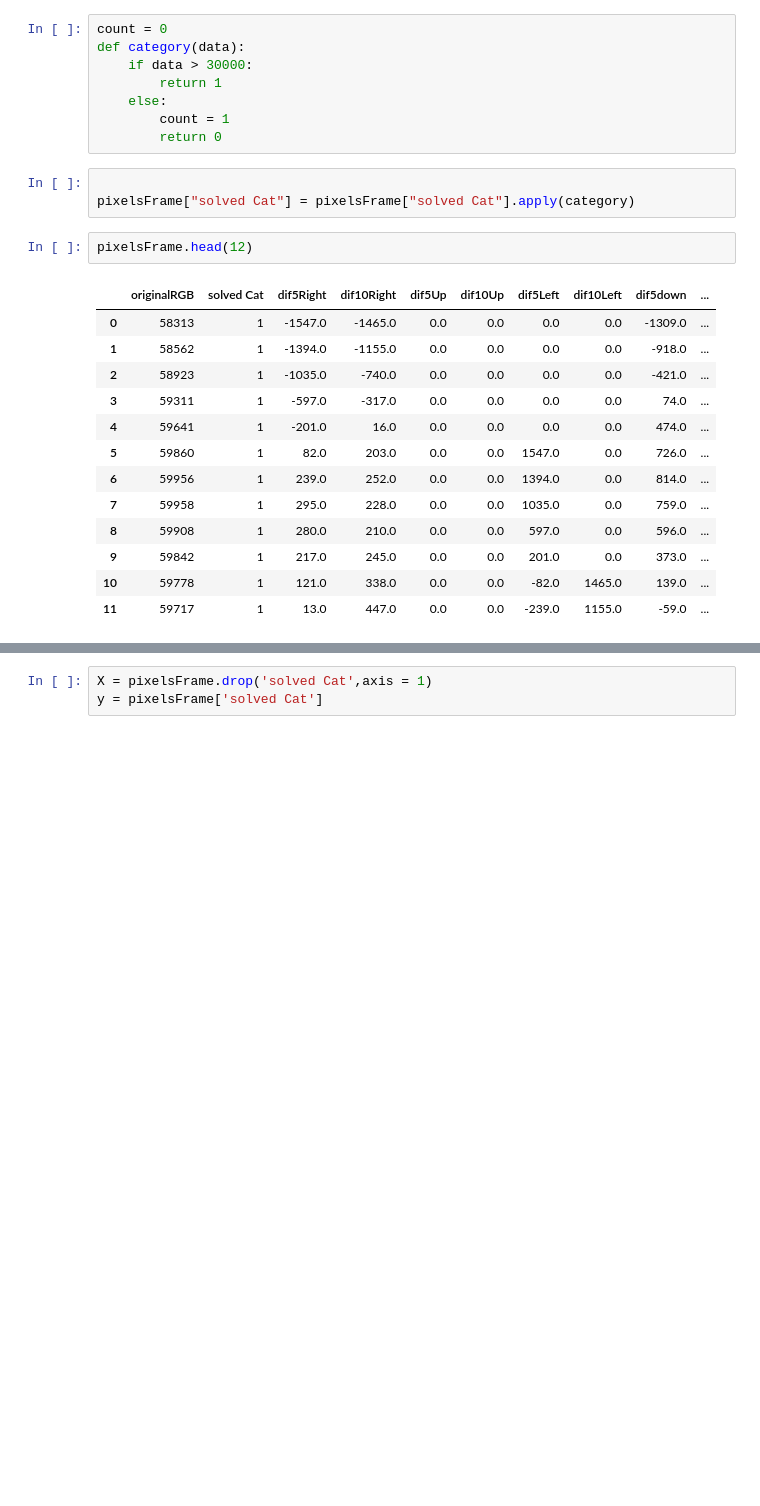
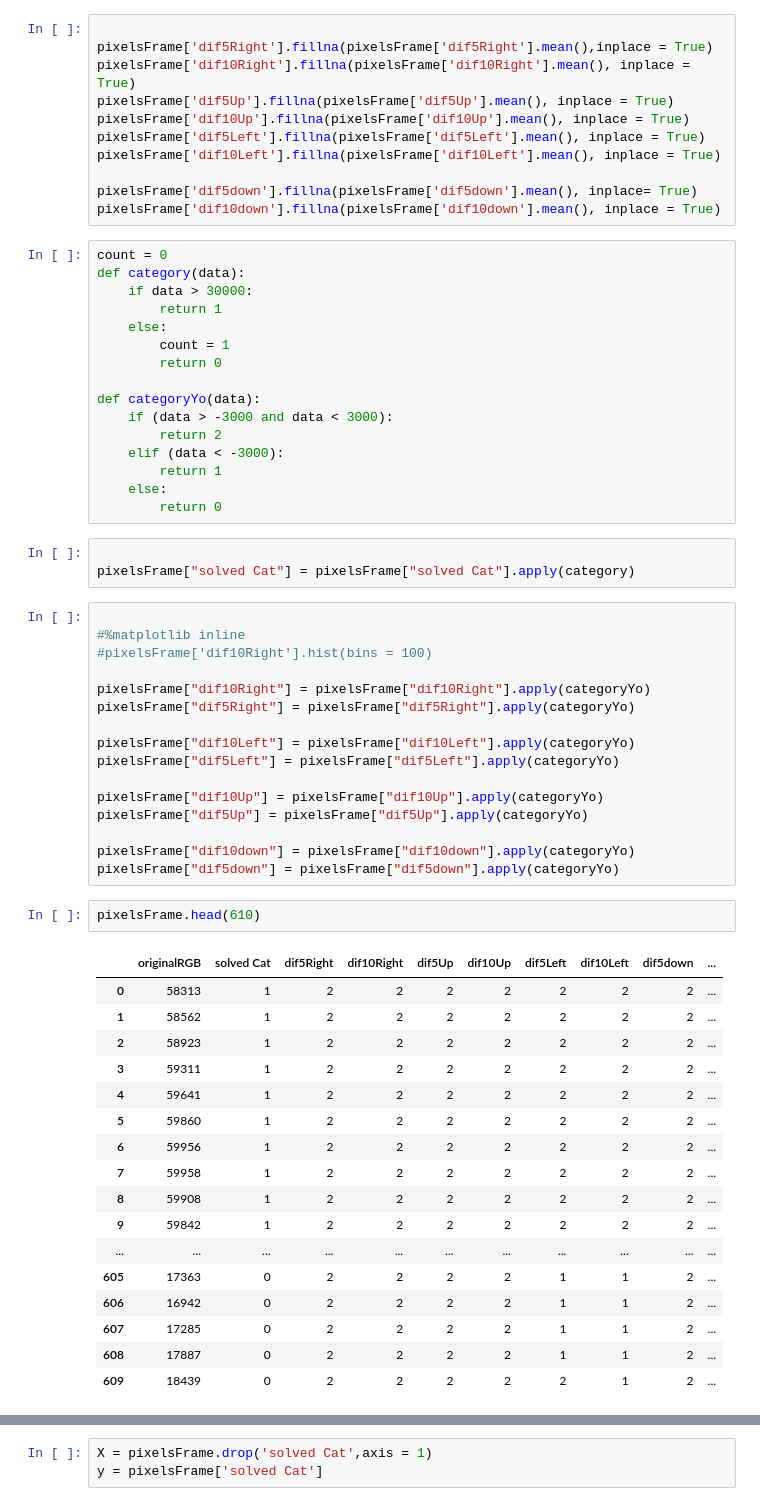
Before and after one commit to TimChoy/DeltahacksV, a Jupyter notebook: grain.ipynb, the cells around one changed output, grey strips where cells are left out. Cells and saved outputs as stored; diff of their text form; blank space fills up the shorter version.

```diff
--- a/grain.ipynb
+++ b/grain.ipynb
@@ -246,3 +260,14 @@ pixelsFrame['dif10DownLeft'] = tenDownLeft(readRGB)
+# %%
+
+pixelsFrame['dif5Right'].fillna(pixelsFrame['dif5Right'].mean(),inplace = True)
+pixelsFrame['dif10Right'].fillna(pixelsFrame['dif10Right'].mean(), inplace = True)
+pixelsFrame['dif5Up'].fillna(pixelsFrame['dif5Up'].mean(), inplace = True)
+pixelsFrame['dif10Up'].fillna(pixelsFrame['dif10Up'].mean(), inplace = True)
+pixelsFrame['dif5Left'].fillna(pixelsFrame['dif5Left'].mean(), inplace = True)
+pixelsFrame['dif10Left'].fillna(pixelsFrame['dif10Left'].mean(), inplace = True)
+
+pixelsFrame['dif5down'].fillna(pixelsFrame['dif5down'].mean(), inplace= True)
+pixelsFrame['dif10down'].fillna(pixelsFrame['dif10down'].mean(), inplace = True)
 # %%
 count = 0
 def category(data):
@@ -251,22 +276,50 @@ def category(data):
     else:
         count = 1
         return 0
+
+def categoryYo(data):
+    if (data > -3000 and data < 3000):
+        return 2
+    elif (data < -3000):
+        return 1
+    else:
+        return 0
 # %%
 
 pixelsFrame["solved Cat"] = pixelsFrame["solved Cat"].apply(category)
+# %%
+
+#%matplotlib inline
+#pixelsFrame['dif10Right'].hist(bins = 100)
+
+pixelsFrame["dif10Right"] = pixelsFrame["dif10Right"].apply(categoryYo)
+pixelsFrame["dif5Right"] = pixelsFrame["dif5Right"].apply(categoryYo)
+
+pixelsFrame["dif10Left"] = pixelsFrame["dif10Left"].apply(categoryYo)
+pixelsFrame["dif5Left"] = pixelsFrame["dif5Left"].apply(categoryYo)
+
+pixelsFrame["dif10Up"] = pixelsFrame["dif10Up"].apply(categoryYo)
+pixelsFrame["dif5Up"] = pixelsFrame["dif5Up"].apply(categoryYo)
+
+pixelsFrame["dif10down"] = pixelsFrame["dif10down"].apply(categoryYo)
+pixelsFrame["dif5down"] = pixelsFrame["dif5down"].apply(categoryYo)
 # %%
-pixelsFrame.head(12)
+pixelsFrame.head(610)
 # %% [output]
 |  | originalRGB | solved Cat | dif5Right | dif10Right | dif5Up | dif10Up | dif5Left | dif10Left | dif5down | ... |
-| 0 | 58313 | 1 | -1547.0 | -1465.0 | 0.0 | 0.0 | 0.0 | 0.0 | -1309.0 | ... |
-| 1 | 58562 | 1 | -1394.0 | -1155.0 | 0.0 | 0.0 | 0.0 | 0.0 | -918.0 | ... |
-| 2 | 58923 | 1 | -1035.0 | -740.0 | 0.0 | 0.0 | 0.0 | 0.0 | -421.0 | ... |
-| 3 | 59311 | 1 | -597.0 | -317.0 | 0.0 | 0.0 | 0.0 | 0.0 | 74.0 | ... |
-| 4 | 59641 | 1 | -201.0 | 16.0 | 0.0 | 0.0 | 0.0 | 0.0 | 474.0 | ... |
-| 5 | 59860 | 1 | 82.0 | 203.0 | 0.0 | 0.0 | 1547.0 | 0.0 | 726.0 | ... |
-| 6 | 59956 | 1 | 239.0 | 252.0 | 0.0 | 0.0 | 1394.0 | 0.0 | 814.0 | ... |
-| 7 | 59958 | 1 | 295.0 | 228.0 | 0.0 | 0.0 | 1035.0 | 0.0 | 759.0 | ... |
-| 8 | 59908 | 1 | 280.0 | 210.0 | 0.0 | 0.0 | 597.0 | 0.0 | 596.0 | ... |
-| 9 | 59842 | 1 | 217.0 | 245.0 | 0.0 | 0.0 | 201.0 | 0.0 | 373.0 | ... |
-| 10 | 59778 | 1 | 121.0 | 338.0 | 0.0 | 0.0 | -82.0 | 1465.0 | 139.0 | ... |
-| 11 | 59717 | 1 | 13.0 | 447.0 | 0.0 | 0.0 | -239.0 | 1155.0 | -59.0 | ... |
+| 0 | 58313 | 1 | 2 | 2 | 2 | 2 | 2 | 2 | 2 | ... |
+| 1 | 58562 | 1 | 2 | 2 | 2 | 2 | 2 | 2 | 2 | ... |
+| 2 | 58923 | 1 | 2 | 2 | 2 | 2 | 2 | 2 | 2 | ... |
+| 3 | 59311 | 1 | 2 | 2 | 2 | 2 | 2 | 2 | 2 | ... |
+| 4 | 59641 | 1 | 2 | 2 | 2 | 2 | 2 | 2 | 2 | ... |
+| 5 | 59860 | 1 | 2 | 2 | 2 | 2 | 2 | 2 | 2 | ... |
+| 6 | 59956 | 1 | 2 | 2 | 2 | 2 | 2 | 2 | 2 | ... |
+| 7 | 59958 | 1 | 2 | 2 | 2 | 2 | 2 | 2 | 2 | ... |
+| 8 | 59908 | 1 | 2 | 2 | 2 | 2 | 2 | 2 | 2 | ... |
+| 9 | 59842 | 1 | 2 | 2 | 2 | 2 | 2 | 2 | 2 | ... |
+| ... | ... | ... | ... | ... | ... | ... | ... | ... | ... | ... |
+| 605 | 17363 | 0 | 2 | 2 | 2 | 2 | 1 | 1 | 2 | ... |
+| 606 | 16942 | 0 | 2 | 2 | 2 | 2 | 1 | 1 | 2 | ... |
+| 607 | 17285 | 0 | 2 | 2 | 2 | 2 | 1 | 1 | 2 | ... |
+| 608 | 17887 | 0 | 2 | 2 | 2 | 2 | 1 | 1 | 2 | ... |
+| 609 | 18439 | 0 | 2 | 2 | 2 | 2 | 2 | 1 | 2 | ... |
```
Also changed, not shown: parts of 5 cells of this notebook.
